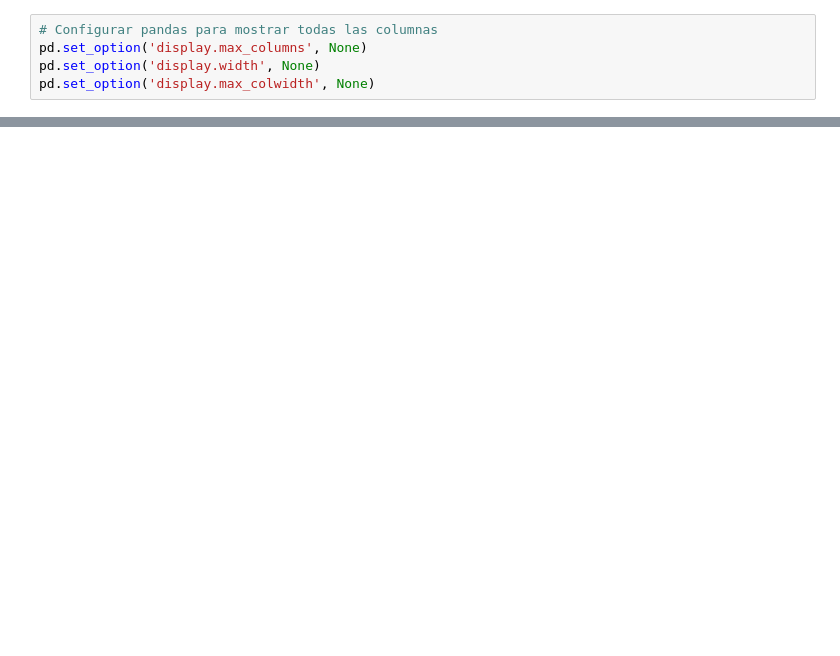
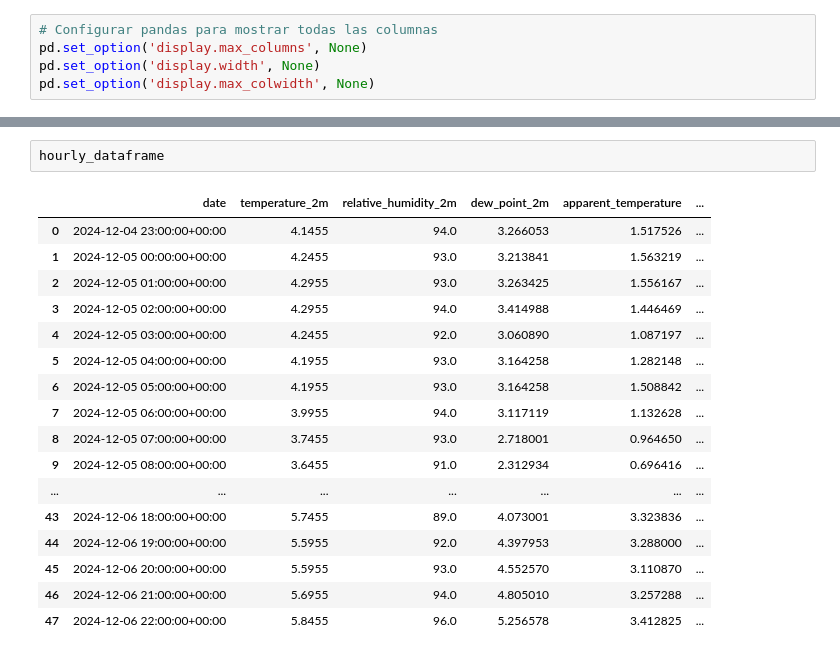
Before and after one commit to aszurita/dashboard, a Jupyter notebook: src/prueba.ipynb, the cells around one changed output, grey strips where cells are left out. Saved outputs shown, nothing was run; the diff lists cells and outputs as text; blank space fills up the shorter version.

```diff
--- a/src/prueba.ipynb
+++ b/src/prueba.ipynb
@@ -155,0 +506,20 @@ daily_dataframe
+# %%
+hourly_dataframe
+# %% [output]
+|  | date | temperature_2m | relative_humidity_2m | dew_point_2m | apparent_temperature | ... |
+| 0 | 2024-12-04 23:00:00+00:00 | 4.1455 | 94.0 | 3.266053 | 1.517526 | ... |
+| 1 | 2024-12-05 00:00:00+00:00 | 4.2455 | 93.0 | 3.213841 | 1.563219 | ... |
+| 2 | 2024-12-05 01:00:00+00:00 | 4.2955 | 93.0 | 3.263425 | 1.556167 | ... |
+| 3 | 2024-12-05 02:00:00+00:00 | 4.2955 | 94.0 | 3.414988 | 1.446469 | ... |
+| 4 | 2024-12-05 03:00:00+00:00 | 4.2455 | 92.0 | 3.060890 | 1.087197 | ... |
+| 5 | 2024-12-05 04:00:00+00:00 | 4.1955 | 93.0 | 3.164258 | 1.282148 | ... |
+| 6 | 2024-12-05 05:00:00+00:00 | 4.1955 | 93.0 | 3.164258 | 1.508842 | ... |
+| 7 | 2024-12-05 06:00:00+00:00 | 3.9955 | 94.0 | 3.117119 | 1.132628 | ... |
+| 8 | 2024-12-05 07:00:00+00:00 | 3.7455 | 93.0 | 2.718001 | 0.964650 | ... |
+| 9 | 2024-12-05 08:00:00+00:00 | 3.6455 | 91.0 | 2.312934 | 0.696416 | ... |
+| ... | ... | ... | ... | ... | ... | ... |
+| 43 | 2024-12-06 18:00:00+00:00 | 5.7455 | 89.0 | 4.073001 | 3.323836 | ... |
+| 44 | 2024-12-06 19:00:00+00:00 | 5.5955 | 92.0 | 4.397953 | 3.288000 | ... |
+| 45 | 2024-12-06 20:00:00+00:00 | 5.5955 | 93.0 | 4.552570 | 3.110870 | ... |
+| 46 | 2024-12-06 21:00:00+00:00 | 5.6955 | 94.0 | 4.805010 | 3.257288 | ... |
+| 47 | 2024-12-06 22:00:00+00:00 | 5.8455 | 96.0 | 5.256578 | 3.412825 | ... |
```
Also changed, not shown: parts of 7 cells of this notebook, 5 other files.
